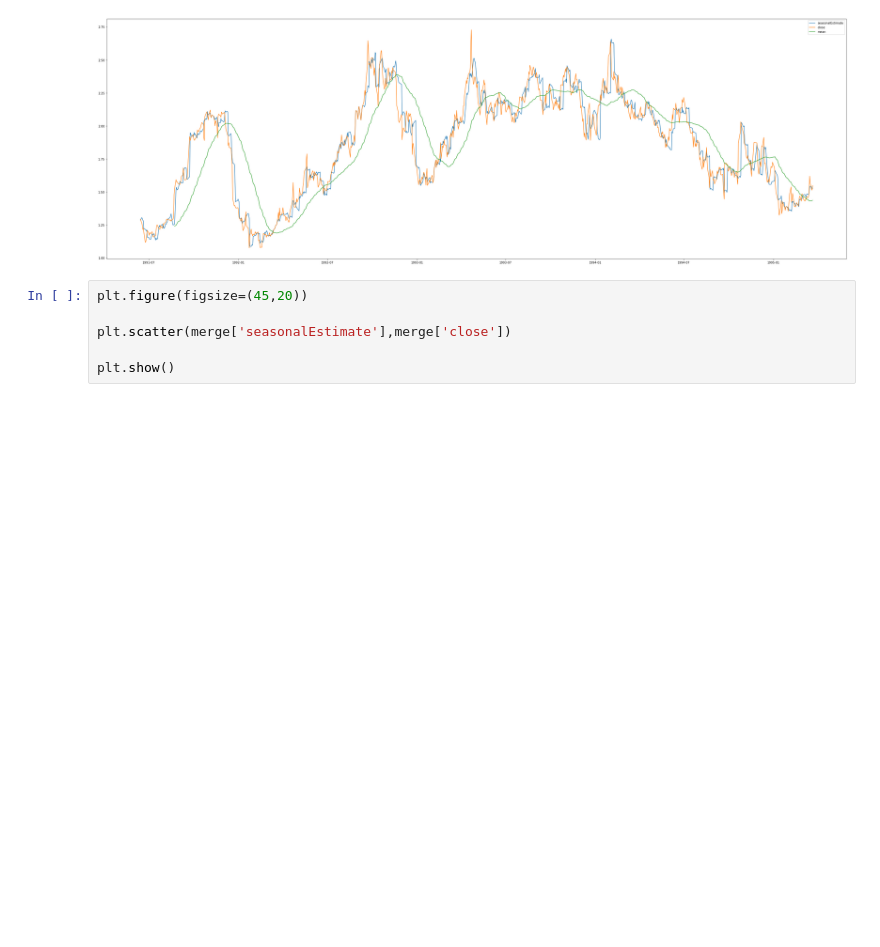
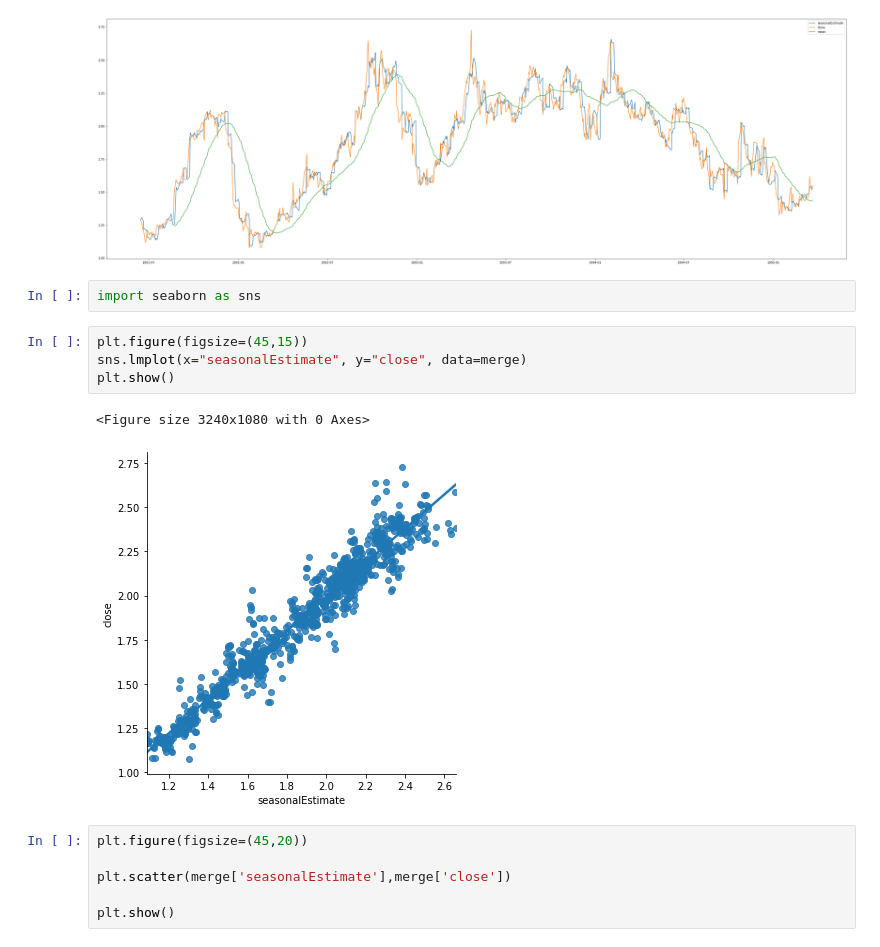
Before and after one commit to jamsyd/jamsydLibrary, a Jupyter notebook: approved_projects/seasonal_arma/documents/seasonalclass.ipynb, the cells around one changed output. Cells and saved outputs as stored; diff of their text form; blank space fills up the shorter version.

Commit message:
pushing seasonal backtest

```diff
--- a/approved_projects/seasonal_arma/seasonalclass.ipynb
+++ b/approved_projects/seasonal_arma/documents/seasonalclass.ipynb
@@ -233,6 +208,15 @@ plt.legend(['seasonalEstimate','close','mean'])
 plt.show()
 # %% [output]
 [figure]
+# %%
+import seaborn as sns
+# %%
+plt.figure(figsize=(45,15))
+sns.lmplot(x="seasonalEstimate", y="close", data=merge)
+plt.show()
+# %% [output]
+<Figure size 3240x1080 with 0 Axes>
+[figure, added]
 # %%
 plt.figure(figsize=(45,20))
 
```
Also changed, not shown: parts of 8 cells of this notebook, 34 other files.
